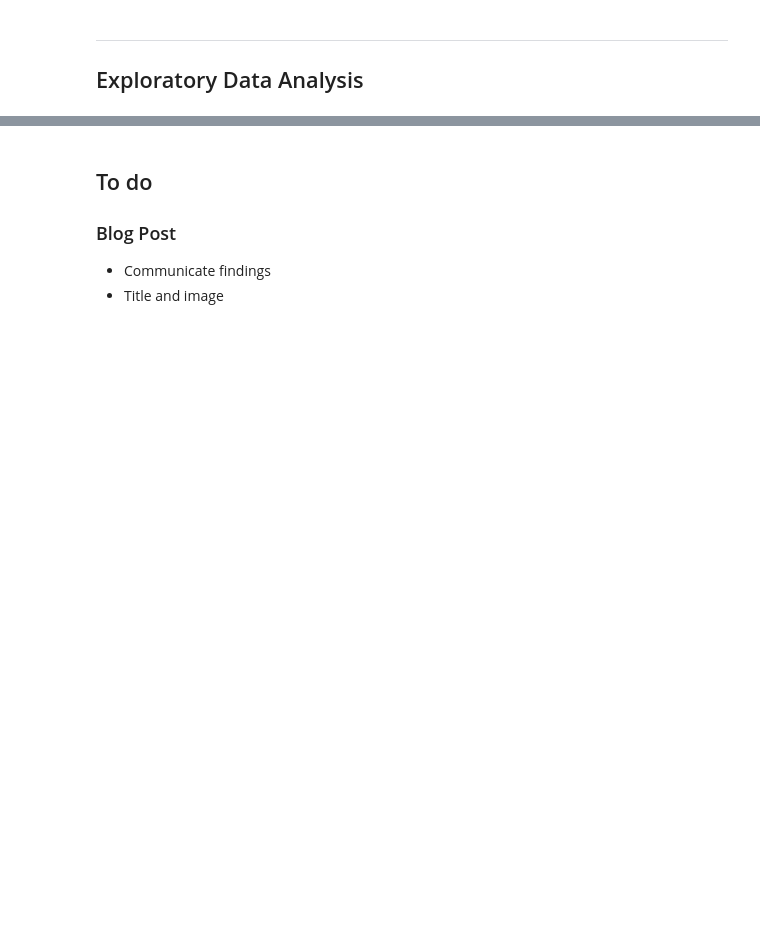
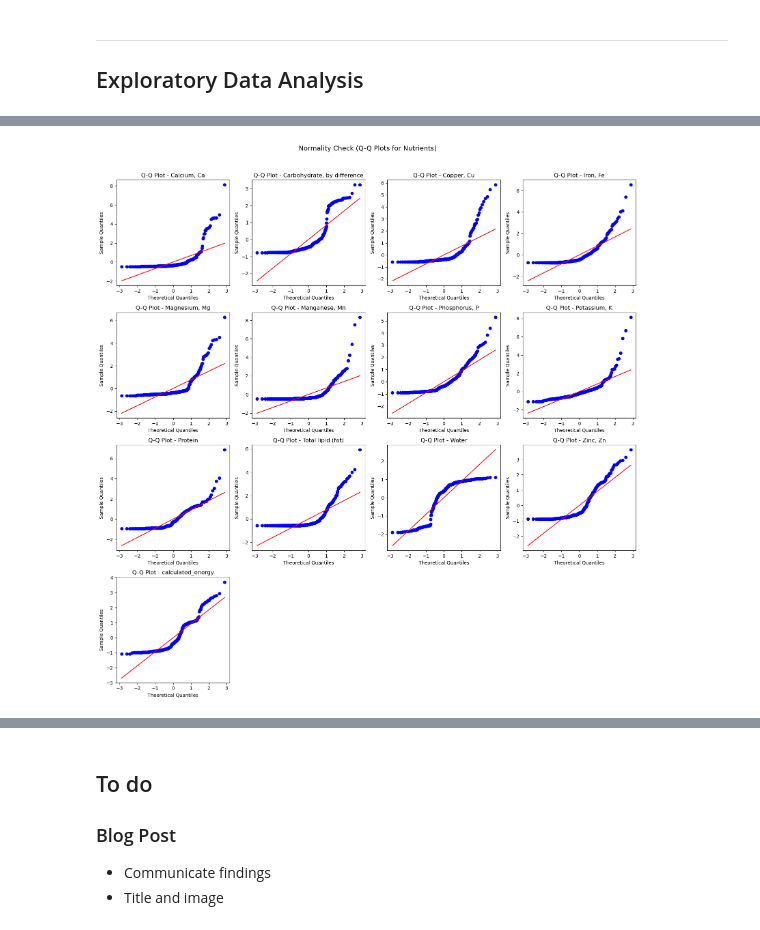
Before and after one commit to viniciusagsa/dsnd-project-01, a Jupyter notebook: data_analysis.ipynb, the cells around one changed output, grey strips where cells are left out. Cells and saved outputs as stored; diff of their text form; code cells hidden in the pictures; blank space fills up the shorter version.

```diff
--- a/data_analysis.ipynb
+++ b/data_analysis.ipynb
@@ -148,0 +227,23 @@ foods.fillna(0, inplace=True)
+# %%
+
+# Select scaled numeric columns
+data = scaled.copy()  # from your StandardScaler step
+
+# Create subplots dynamically
+n_cols = 4
+n_rows = math.ceil(len(data.columns) / n_cols)
+
+plt.figure(figsize=(16, 4 * n_rows))
+
+for i, col in enumerate(data.columns, 1):
+    plt.subplot(n_rows, n_cols, i)
+    stats.probplot(data[col], dist='norm', plot=plt)
+    plt.title(f'Q-Q Plot - {col}')
+    plt.xlabel('Theoretical Quantiles')
+    plt.ylabel('Sample Quantiles')
+
+plt.suptitle('Normality Check (Q-Q Plots for Nutrients)', y=1.02, fontsize=14)
+plt.tight_layout()
+plt.show()
+# %% [output]
+[figure, added]
```
Also changed, not shown: parts of 21 cells of this notebook, 2 other files.
